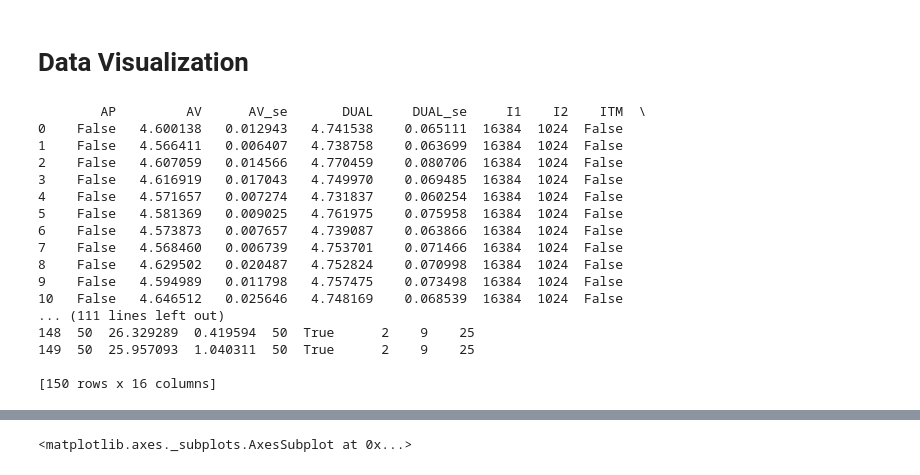
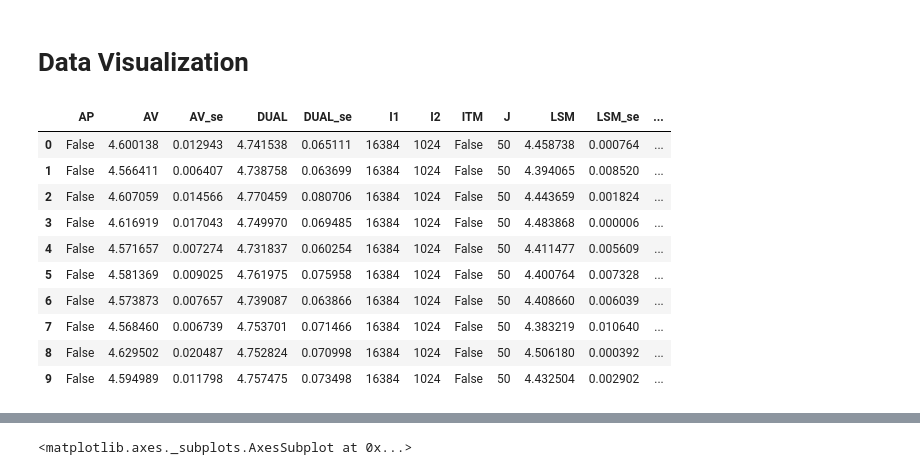
Before and after one commit to mgje/Python-Mathematik-Beispiele, a Jupyter notebook: finance/LSM American Put Options APO SCS .ipynb, the cells around one changed output, grey strips where cells are left out. Cells and saved outputs as stored; diff of their text form; code cells hidden in the pictures.

```diff
--- a/finance/LSM American Put Options APO SCS .ipynb
+++ b/finance/LSM American Put Options APO SCS .ipynb
@@ -241,28 +241,22 @@ results_2017-02-07_11:57:18.h5
 # %%
 import math
 import numpy as np
 import pandas as pd
 import matplotlib.pyplot as plt
 %matplotlib inline
 
 
 data = pd.read_hdf("results_2017-02-07_11:57:18.h5")
-print(data)
+data[:10]
 # %% [output]
-        AP         AV      AV_se       DUAL     DUAL_se     I1    I2    ITM  \
-0    False   4.600138   0.012943   4.741538    0.065111  16384  1024  False
-1    False   4.566411   0.006407   4.738758    0.063699  16384  1024  False
-2    False   4.607059   0.014566   4.770459    0.080706  16384  1024  False
-3    False   4.616919   0.017043   4.749970    0.069485  16384  1024  False
-4    False   4.571657   0.007274   4.731837    0.060254  16384  1024  False
-5    False   4.581369   0.009025   4.761975    0.075958  16384  1024  False
-6    False   4.573873   0.007657   4.739087    0.063866  16384  1024  False
-7    False   4.568460   0.006739   4.753701    0.071466  16384  1024  False
-8    False   4.629502   0.020487   4.752824    0.070998  16384  1024  False
-9    False   4.594989   0.011798   4.757475    0.073498  16384  1024  False
-10   False   4.646512   0.025646   4.748169    0.068539  16384  1024  False
-... (111 lines left out)
-148  50  26.329289  0.419594  50  True      2    9    25
-149  50  25.957093  1.040311  50  True      2    9    25
-
-[150 rows x 16 columns]
+|  | AP | AV | AV_se | DUAL | DUAL_se | I1 | I2 | ITM | J | LSM | LSM_se | ... |
+| 0 | False | 4.600138 | 0.012943 | 4.741538 | 0.065111 | 16384 | 1024 | False | 50 | 4.458738 | 0.000764 | ... |
+| 1 | False | 4.566411 | 0.006407 | 4.738758 | 0.063699 | 16384 | 1024 | False | 50 | 4.394065 | 0.008520 | ... |
+| 2 | False | 4.607059 | 0.014566 | 4.770459 | 0.080706 | 16384 | 1024 | False | 50 | 4.443659 | 0.001824 | ... |
+| 3 | False | 4.616919 | 0.017043 | 4.749970 | 0.069485 | 16384 | 1024 | False | 50 | 4.483868 | 0.000006 | ... |
+| 4 | False | 4.571657 | 0.007274 | 4.731837 | 0.060254 | 16384 | 1024 | False | 50 | 4.411477 | 0.005609 | ... |
+| 5 | False | 4.581369 | 0.009025 | 4.761975 | 0.075958 | 16384 | 1024 | False | 50 | 4.400764 | 0.007328 | ... |
+| 6 | False | 4.573873 | 0.007657 | 4.739087 | 0.063866 | 16384 | 1024 | False | 50 | 4.408660 | 0.006039 | ... |
+| 7 | False | 4.568460 | 0.006739 | 4.753701 | 0.071466 | 16384 | 1024 | False | 50 | 4.383219 | 0.010640 | ... |
+| 8 | False | 4.629502 | 0.020487 | 4.752824 | 0.070998 | 16384 | 1024 | False | 50 | 4.506180 | 0.000392 | ... |
+| 9 | False | 4.594989 | 0.011798 | 4.757475 | 0.073498 | 16384 | 1024 | False | 50 | 4.432504 | 0.002902 | ... |
```
Also changed, not shown: parts of 2 cells of this notebook, 2 other files.
